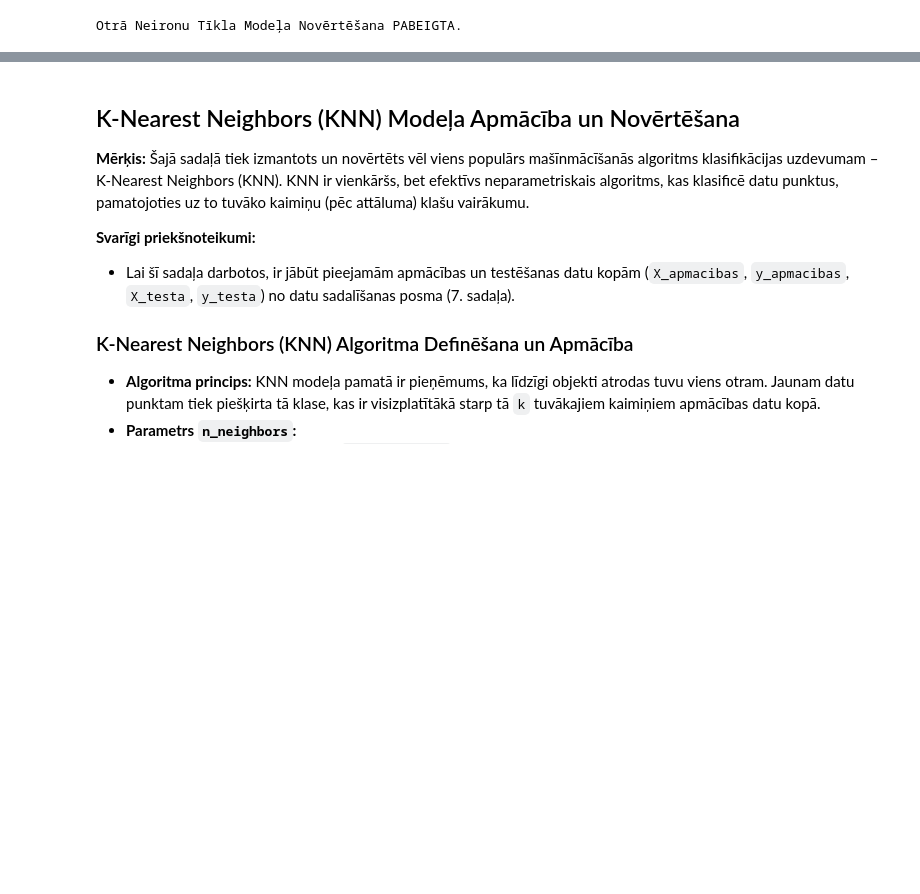
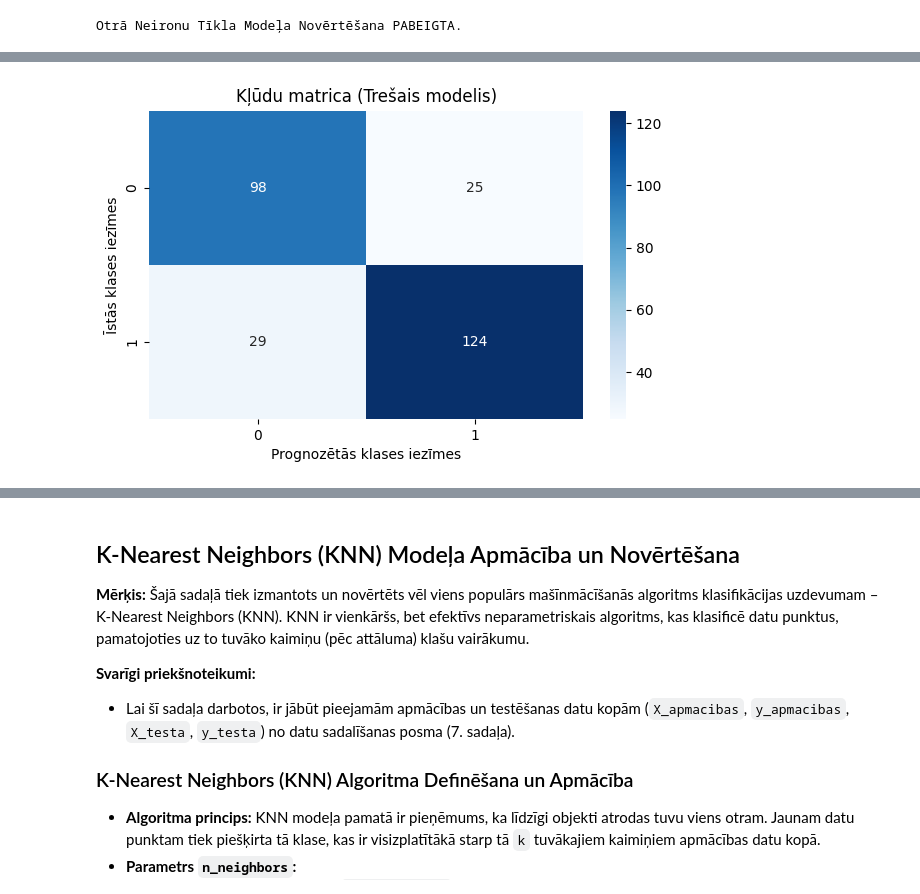
Before and after one commit to lvwonx/kf8_pr2, a Jupyter notebook: MIP_2PR.ipynb, the cells around one changed output, grey strips where cells are left out. Cells and saved outputs as stored; diff of their text form; code cells hidden in the pictures; blank space fills up the shorter version.

```diff
--- a/MIP_2PR.ipynb
+++ b/MIP_2PR.ipynb
@@ -1242,0 +1277,97 @@ Otrā Neironu Tīkla Modeļa Novērtēšana PABEIGTA.
+# %%
+if 'X_apmacibas' in locals() and is_non_empty_data_structure(X_apmacibas) and \
+   'y_apmacibas' in locals() and is_non_empty_data_structure(y_apmacibas) and \
+   len(X_apmacibas) == len(y_apmacibas) and \
+   'X_testa' in locals() and is_non_empty_data_structure(X_testa) and \
+   'y_testa' in locals() and is_non_empty_data_structure(y_testa) and \
+   len(X_testa) == len(y_testa):
+
+    print("Apmācības un testēšanas dati ('X_apmacibas', 'y_apmacibas', 'X_testa', 'y_testa') ir pieejami un nav tukši. Turpinām.")
+
+    # --- Trešā Neironu Tīkla Modeļa (1 slānis, 30 neironi) Definēšana un Apmācība ---
+    print("\n--- Definē un apmāca Trešo Neironu Tīklu (1 slānis, 30 neironi) ---")
+
+    try:
+        # Izveidojam trešo mākslīgo neironu tīklu modeli
+        neironu_tikla_modelis_3 = MLPClassifier(
+            hidden_layer_sizes=30,         # Viens slānis ar 30 neironiem
+            max_iter=500,                  # Maksimālais iterāciju skaits
+            activation='relu',             # Aktivizācijas funkcija (ReLU)
+            solver='adam',                 # Optimizētājs (Adam)
+            random_state=42,               # Fiksē random state
+            verbose=True                   # Lai redzētu apmācības gaitu (Loss)
+        )
+
+        print("Trešais neironu tīkla modelis (1 slānis, 30 neironi) definēts.")
+
+        # Modeļa apmācība
+        print("Apmāca Trešo modeli...")
+        neironu_tikla_modelis_3.fit(X_apmacibas, y_apmacibas)
+
+        print("Trešā Neironu tīkla apmācība pabeigta.")
+        if neironu_tikla_modelis_3.n_iter_ == neironu_tikla_modelis_3.max_iter:
+            print("Brīdinājums: Trešais modelis nesasniedza konverģenci maksimālajā iterāciju skaitā (max_iter=500).")
+            print("Apsveriet max_iter palielināšanu šim modelim.")
+
+        if hasattr(neironu_tikla_modelis_3, 'loss_'):
+             print(f"Pēdējā zaudējuma vērtība (Loss): {neironu_tikla_modelis_3.loss_:.4f}")
+
+
+        # --- Trešā Modeļa Novērtēšana (Klasifikācija) ---
+        print("\n--- Novērtē Trešo Neironu Tīkla Modeli ---")
+
+        print("Modelis un testēšanas dati pieejami. Veic prognozēšanu uz testēšanas kopas.")
+        y_prognoze_3 = neironu_tikla_modelis_3.predict(X_testa)
+
+        # Izvadām modeļa veiktspējas metrikas
+
+        # Klasifikācijas ziņojums
+        print("\nKlasifikācijas ziņojums (Classification Report):")
+        print(classification_report(y_testa, y_prognoze_3, zero_division=0.0))
+
+
+        # Kļūdu matrica
+        print("\nKļūdu matrica (Confusion Matrix):")
+        cm_3 = confusion_matrix(y_testa, y_prognoze_3)
+        print(cm_3)
+
+        # Vizualizē Kļūdu matricu
+        print("\nVizualizē Trešā Modeļa Kļūdu matricu...")
+
+        try:
+            # Mēģinām iegūt klašu nosaukumus no y_testa
+            class_names_3 = [str(c) for c in np.unique(y_testa)]
+            print(f"Izmanto unikālās etiķetes no y_testa kā klašu nosaukumus: {class_names_3}")
+
+        except Exception as e:
+            print(f"Neizdevās iegūt unikālās etiķetes no y_testa klašu nosaukumiem: {e}")
+            class_names_3 = [f'Klase {i}' for i in range(len(np.unique(y_testa)))]
+            print(f"Izmanto vispārīgus klašu nosaukumus: {class_names_3}")
+
+
+        fig, ax = plt.subplots(figsize=(7,4))
+
+        sns.heatmap(cm_3, annot=True, fmt='d', cmap='Blues', cbar=True,
+                    xticklabels=class_names_3, yticklabels=class_names_3, ax=ax)
+
+        ax.set_ylabel('Īstās klases iezīmes');
+        ax.set_xlabel('Prognozētās klases iezīmes');
+        ax.set_title('Kļūdu matrica (Trešais modelis)');
+
+
+        plt.show()
+
+
+        print("\nTrešā Neironu Tīkla Modeļa Novērtēšana PABEIGTA.")
+
+
+    except Exception as e:
+        print(f"Kļūda Trešā neironu tīkla modeļa definēšanas, apmācības vai novērtēšanas laikā: {e}")
+        neironu_tikla_modelis_3 = None
+
+else:
+    print("Trešā Neironu Tīkla Modeļa apmācība un novērtēšana: IZLAISTA (apmācības vai testēšanas dati nav pieejami). Pārliecinieties, ka Datu Sadalīšanas sadaļa ir izpildīta.")
+    neironu_tikla_modelis_3 = None
+
+print("\n--- Trešā Neironu Tīkla Modeļa bloks PABEIGTS ---")
+# %% [output]
@@ -1242,0 +1391 @@ Otrā Neironu Tīkla Modeļa Novērtēšana PABEIGTA.
+[figure, added]
```
Also changed, not shown: parts of 3 cells of this notebook.
